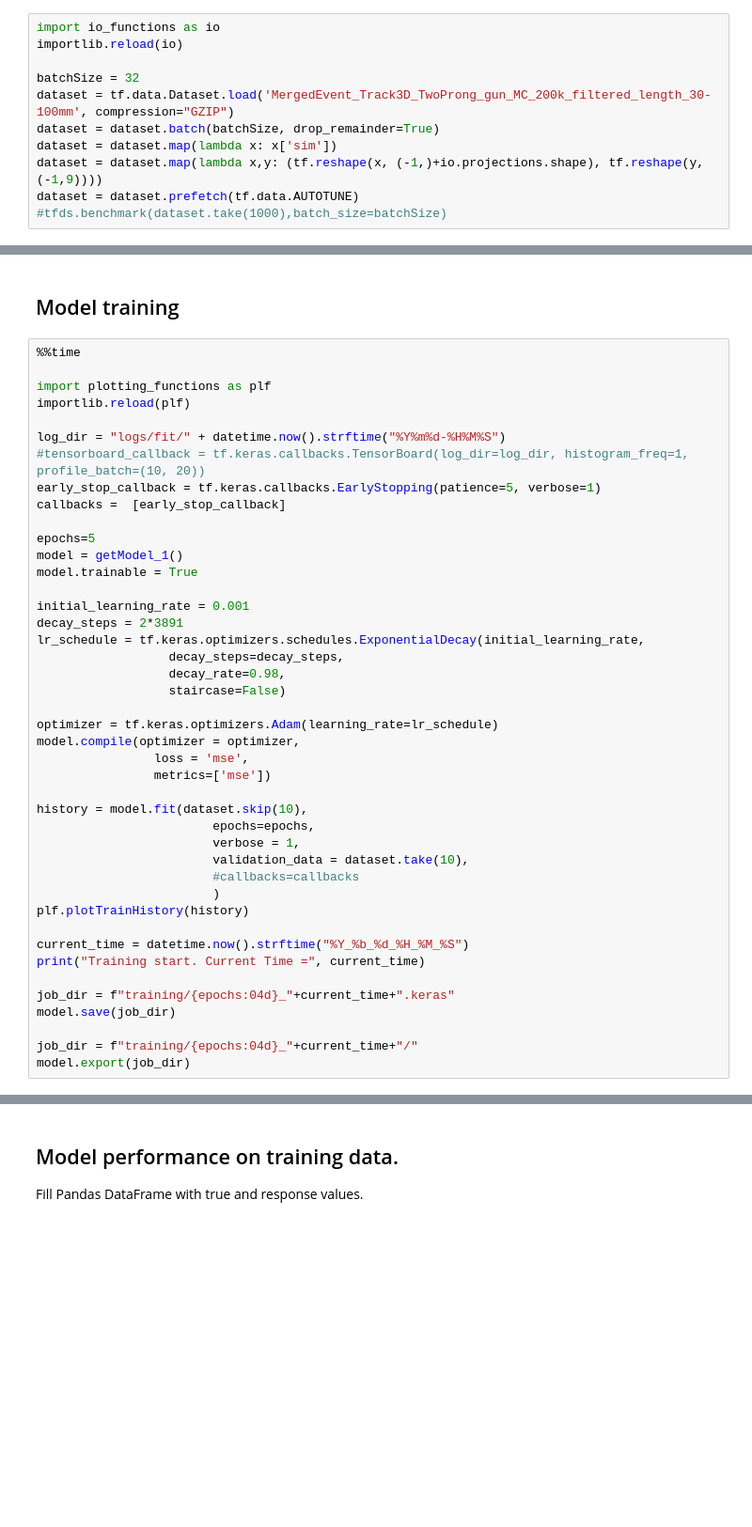
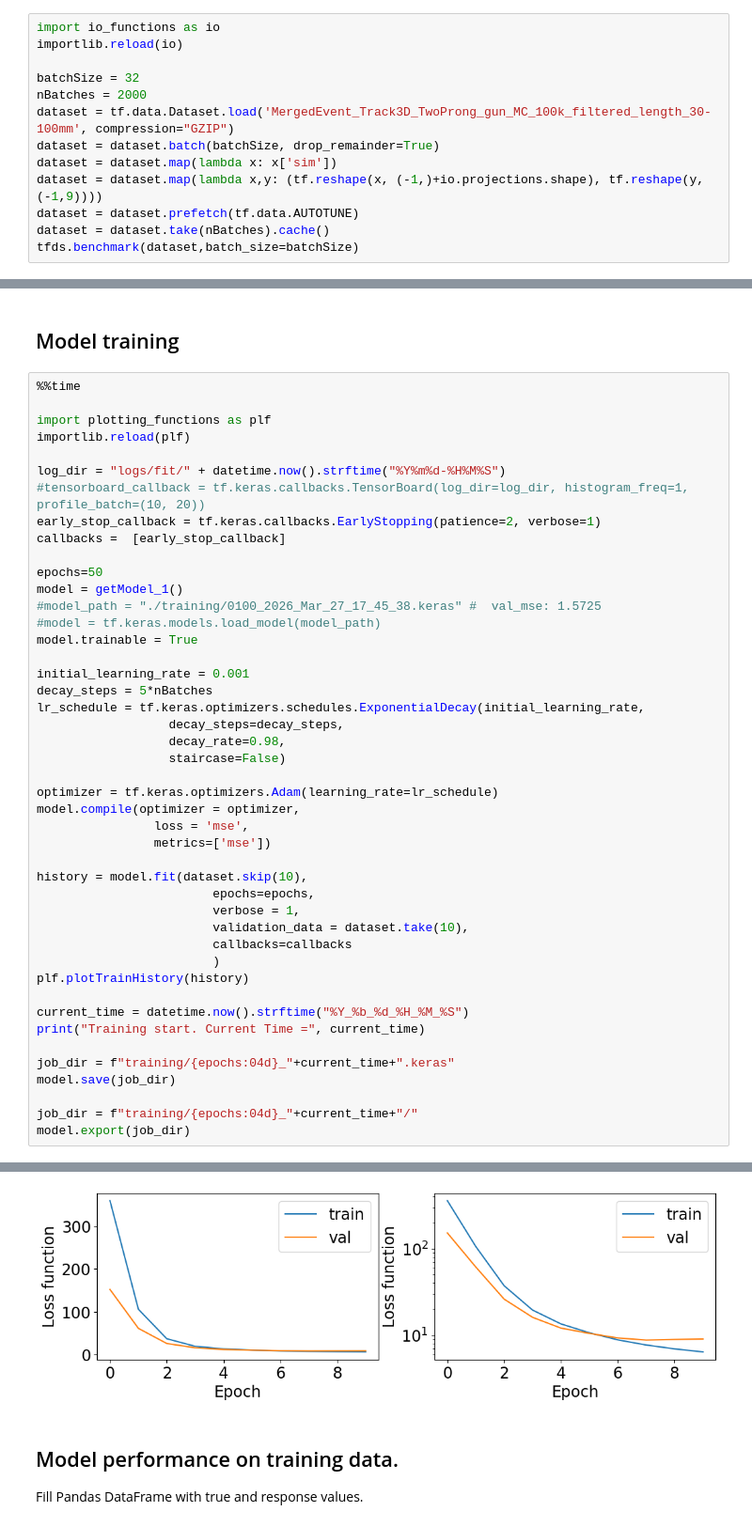
Before and after one commit to akalinow/TPCReco, a Jupyter notebook: PythonAnalysis/ipynb/WAWTPC_ML.ipynb, the cells around one changed output, grey strips where cells are left out. Shown at 94% size. Drawn from its saved outputs; the diff is of its cells as text; blank space fills up the shorter version.

```diff
--- a/PythonAnalysis/ipynb/WAWTPC_ML.ipynb
+++ b/PythonAnalysis/ipynb/WAWTPC_ML.ipynb
@@ -25,9 +30,11 @@ import io_functions as io
 importlib.reload(io)
 
 batchSize = 32
-dataset = tf.data.Dataset.load('MergedEvent_Track3D_TwoProng_gun_MC_200k_filtered_length_30-100mm', compression="GZIP")
+nBatches = 2000
+dataset = tf.data.Dataset.load('MergedEvent_Track3D_TwoProng_gun_MC_100k_filtered_length_30-100mm', compression="GZIP")
 dataset = dataset.batch(batchSize, drop_remainder=True)
 dataset = dataset.map(lambda x: x['sim'])
 dataset = dataset.map(lambda x,y: (tf.reshape(x, (-1,)+io.projections.shape), tf.reshape(y, (-1,9))))
 dataset = dataset.prefetch(tf.data.AUTOTUNE)
-#tfds.benchmark(dataset.take(1000),batch_size=batchSize)
+dataset = dataset.take(nBatches).cache()
+tfds.benchmark(dataset,batch_size=batchSize)
@@ -149,15 +169,17 @@ importlib.reload(plf)
 
 log_dir = "logs/fit/" + datetime.now().strftime("%Y%m%d-%H%M%S")
 #tensorboard_callback = tf.keras.callbacks.TensorBoard(log_dir=log_dir, histogram_freq=1, profile_batch=(10, 20))
-early_stop_callback = tf.keras.callbacks.EarlyStopping(patience=5, verbose=1)
+early_stop_callback = tf.keras.callbacks.EarlyStopping(patience=2, verbose=1)
 callbacks =  [early_stop_callback]
 
-epochs=5
+epochs=50
 model = getModel_1()
+#model_path = "./training/0100_2026_Mar_27_17_45_38.keras" #  val_mse: 1.5725
+#model = tf.keras.models.load_model(model_path)
 model.trainable = True
 
 initial_learning_rate = 0.001
-decay_steps = 2*3891
+decay_steps = 5*nBatches
 lr_schedule = tf.keras.optimizers.schedules.ExponentialDecay(initial_learning_rate,
                   decay_steps=decay_steps,
                   decay_rate=0.98,
@@ -172,7 +194,7 @@ history = model.fit(dataset.skip(10),
                         epochs=epochs,
                         verbose = 1,
                         validation_data = dataset.take(10),
-                        #callbacks=callbacks
+                        callbacks=callbacks
                         )
 plf.plotTrainHistory(history)
 
@@ -184,3 +206,4 @@ model.save(job_dir)
 
 job_dir = f"training/{epochs:04d}_"+current_time+"/"
 model.export(job_dir)
+# %% [output]
@@ -187,3 +266,4 @@ model.export(job_dir)
+[figure, added]
 # %% [markdown]
 ## Model performance on training data.
 
```
Also changed, not shown: parts of 8 cells of this notebook, 6 other files.
